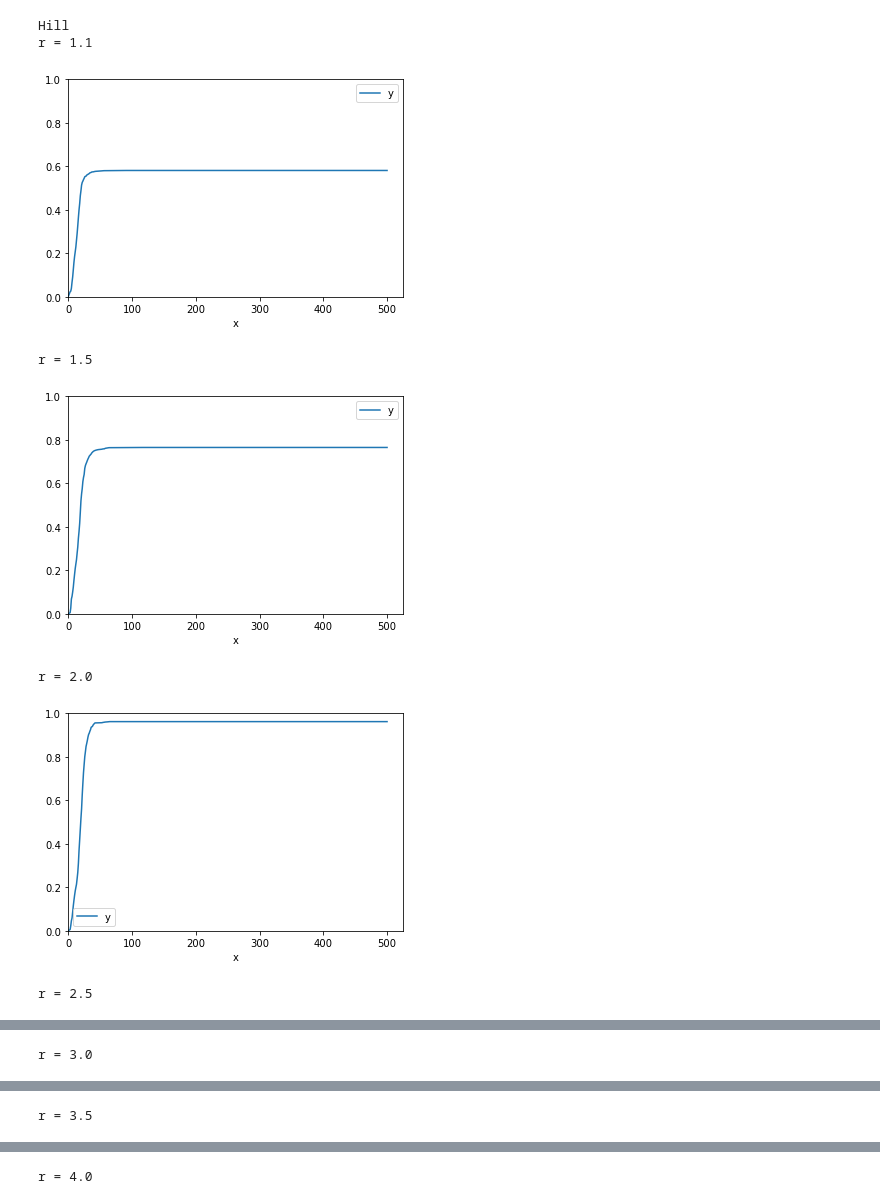
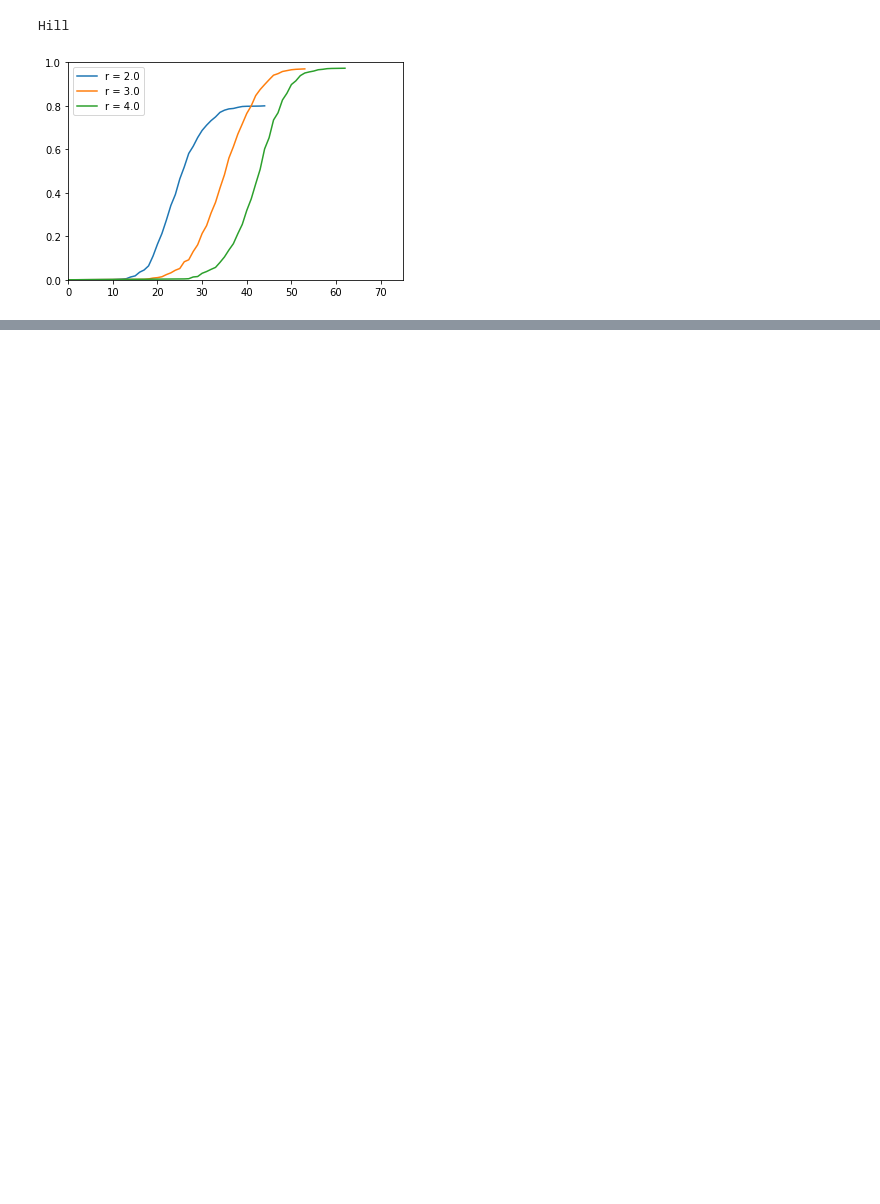
Before and after one commit to MADZEROPIE/Global_Search_Method, a Jupyter notebook: Grand S.ipynb, the cells around one changed output, grey strips where cells are left out. Saved outputs shown, nothing was run; the diff lists cells and outputs as text; code cells hidden in the pictures; blank space fills up the shorter version.

```diff
--- a/Grand S.ipynb
+++ b/Grand S.ipynb
@@ -24,7 +43,7 @@ C:\Users\MADZEROPIE\Downloads\GLOP2_1\build>cmake ..
 C:\Users\MADZEROPIE\Downloads\GLOP2_1\build>
 # %%
 import subprocess
-str_of_r=["1.1","1.5","2.0","2.5","3.0","3.5","4.0"]
+str_of_r=["2.0","3.0","4.0"]
 
 s="res"
 
@@ -34,17 +53,20 @@ for i in str_of_r:
 import pandas as pd
 import matplotlib.pyplot as plt
 
-
 names=["Hansen","Hill","Shekel"]
 
 print(names[0]);
+
 for i in str_of_r:
-    print("r =",i)
+    #print("r =",i)
     data=pd.read_csv("./"+s+i+names[0]+".csv")
     data.columns=["x","y"]
-    data.plot(x="x", y="y" )#, kind="scatter")
-    plt.ylim(bottom=0,top=1)
-    plt.xlim(left=0)
-    plt.show()
+    plt.plot(data["x"], data["y"], label = f"r = {i}")# , kind="scatter")
+
+plt.ylim(bottom=0,top=1)
+plt.xlim(left=0, right = 201)
+
+plt.legend()
+plt.show()
 # %% [output]
 Hansen
@@ -65,19 +74,15 @@ r = 4.0
 # %%
 print(names[1]);
 for i in str_of_r:
-    print("r =",i)
+    #print("r =",i)
     data=pd.read_csv("./"+s+i+names[1]+".csv")
     data.columns=["x","y"]
-    data.plot(x="x", y="y" )#, kind="scatter")
-    plt.xlim(left=0)
+    plt.plot(data["x"], data["y"], label = f"r = {i}")# , kind="scatter")
     plt.ylim(bottom=0,top=1)
-    plt.show()
+    plt.xlim(left=0, right = 75)
+
+plt.legend()
+plt.show()
 # %% [output]
 Hill
-r = 1.1
-[figure, old version]
+[figure, new version]
-r = 1.5
-[figure, removed]
-r = 2.0
-[figure, removed]
-r = 2.5
@@ -85 +88,0 @@ r = 2.5
-r = 3.0
@@ -87 +88,0 @@ r = 3.0
-r = 3.5
@@ -89 +88,0 @@ r = 3.5
-r = 4.0
```
Also changed, not shown: parts of 5 cells of this notebook, 1 other file.
